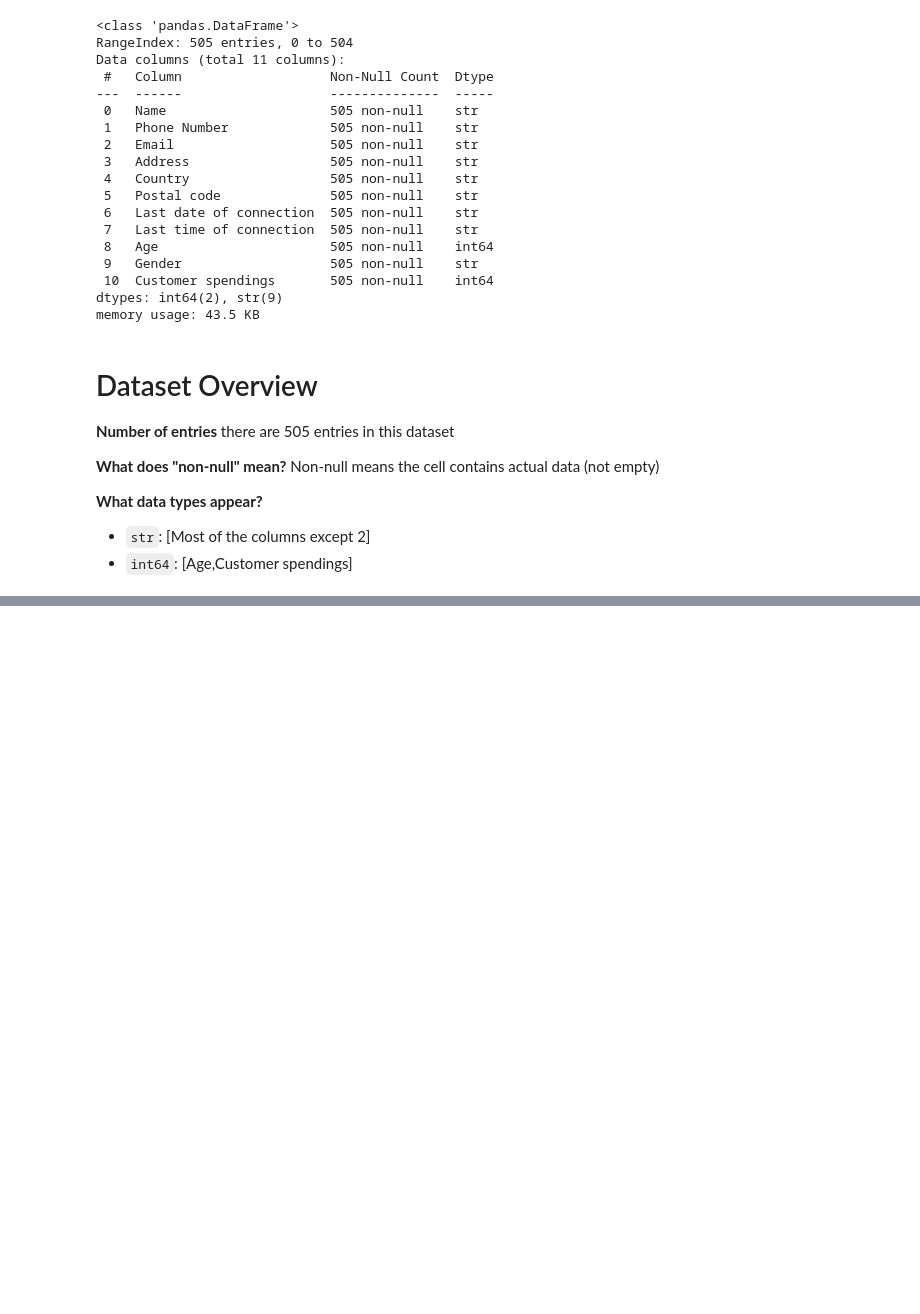
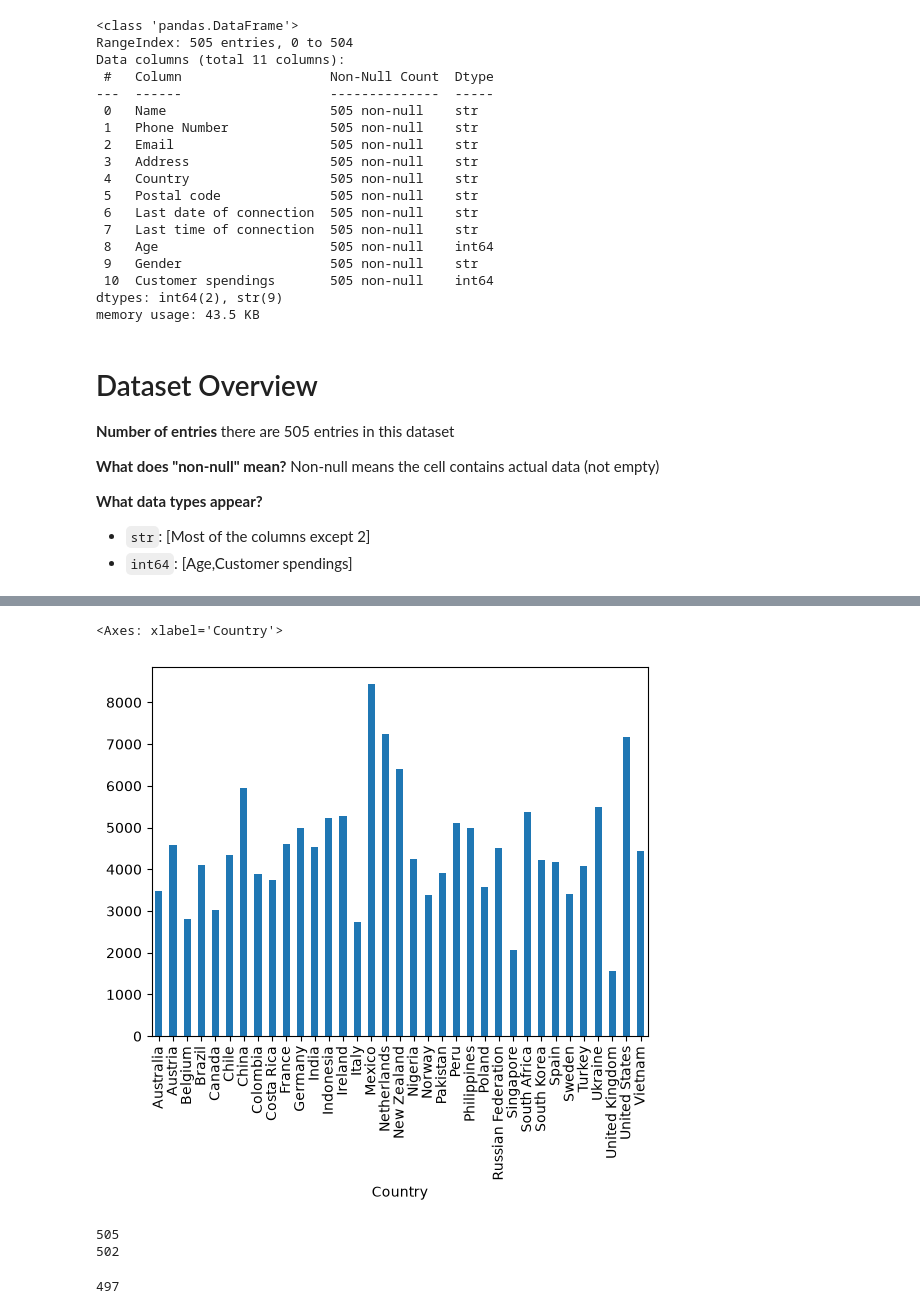
Before and after one commit to Saad05-dev/sell4all-data-management, a Jupyter notebook: exploration.ipynb, the cells around one changed output, grey strips where cells are left out. Cells and saved outputs as stored; diff of their text form; code cells hidden in the pictures; blank space fills up the shorter version.

```diff
--- a/exploration.ipynb
+++ b/exploration.ipynb
@@ -44,0 +112,17 @@ Non-null means the cell contains actual data (not empty)
+# %%
+groupByCutomerSpendingsSum.plot(kind='bar')
+# %% [output]
+<Axes: xlabel='Country'>
+[figure, added]
+# %%
+print(len(df))
+dfFiltered = df[df['Customer spendings'] >= 10]
+print(len(dfFiltered))
+# %% [output]
+505
+502
+# %%
+dfFiltered = dfFiltered.drop_duplicates()
+print(len(dfFiltered))
+# %% [output]
+497
```
Also changed, not shown: parts of 8 cells of this notebook, 5 other files.
